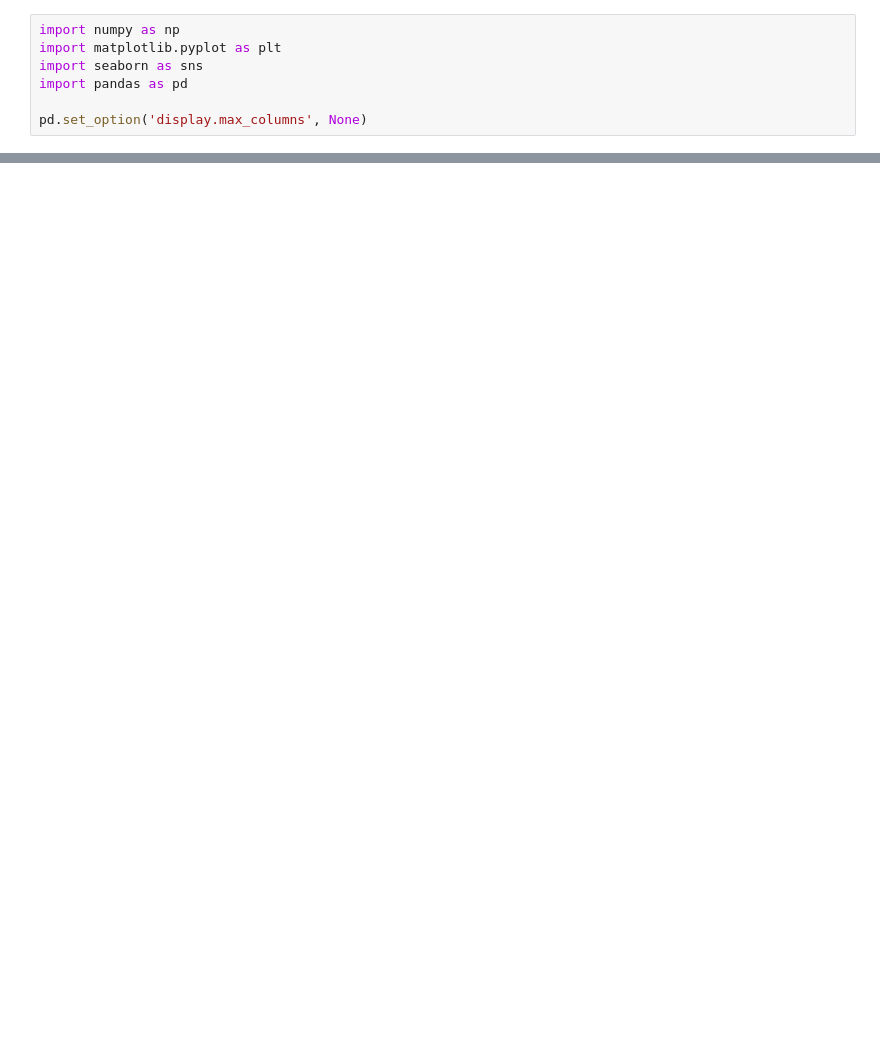
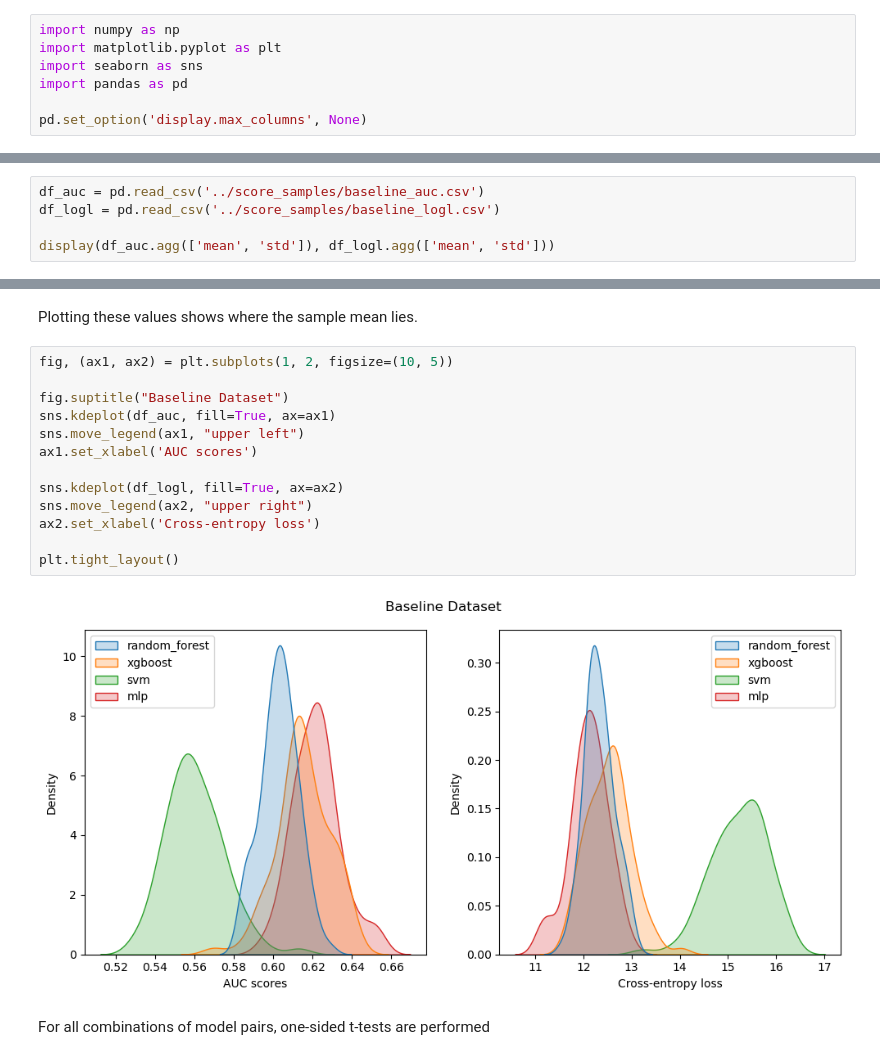
Before and after one commit to Janko-dev/ml_ufc, a Jupyter notebook: notebooks/3_modeling_and_evaluation.ipynb, the cells around one changed output, grey strips where cells are left out. Drawn from its saved outputs; the diff is of its cells as text; blank space fills up the shorter version.

Commit message:
finished modeling

```diff
--- a/notebooks/3_modeling_and_evaluation.ipynb
+++ b/notebooks/3_modeling_and_evaluation.ipynb
@@ -100,0 +393,5 @@ svm.score(X_test, y_test)
+# %%
+df_auc = pd.read_csv('../score_samples/baseline_auc.csv')
+df_logl = pd.read_csv('../score_samples/baseline_logl.csv')
+
+display(df_auc.agg(['mean', 'std']), df_logl.agg(['mean', 'std']))
@@ -100,0 +405,19 @@ svm.score(X_test, y_test)
+# %% [markdown]
+Plotting these values shows where the sample mean lies.
+# %%
+fig, (ax1, ax2) = plt.subplots(1, 2, figsize=(10, 5))
+
+fig.suptitle("Baseline Dataset")
+sns.kdeplot(df_auc, fill=True, ax=ax1)
+sns.move_legend(ax1, "upper left")
+ax1.set_xlabel('AUC scores')
+
+sns.kdeplot(df_logl, fill=True, ax=ax2)
+sns.move_legend(ax2, "upper right")
+ax2.set_xlabel('Cross-entropy loss')
+
+plt.tight_layout()
+# %% [output]
+[figure, added]
+# %% [markdown]
+For all combinations of model pairs, one-sided t-tests are performed
```
Also changed, not shown: parts of 88 cells of this notebook, 23 other files.
